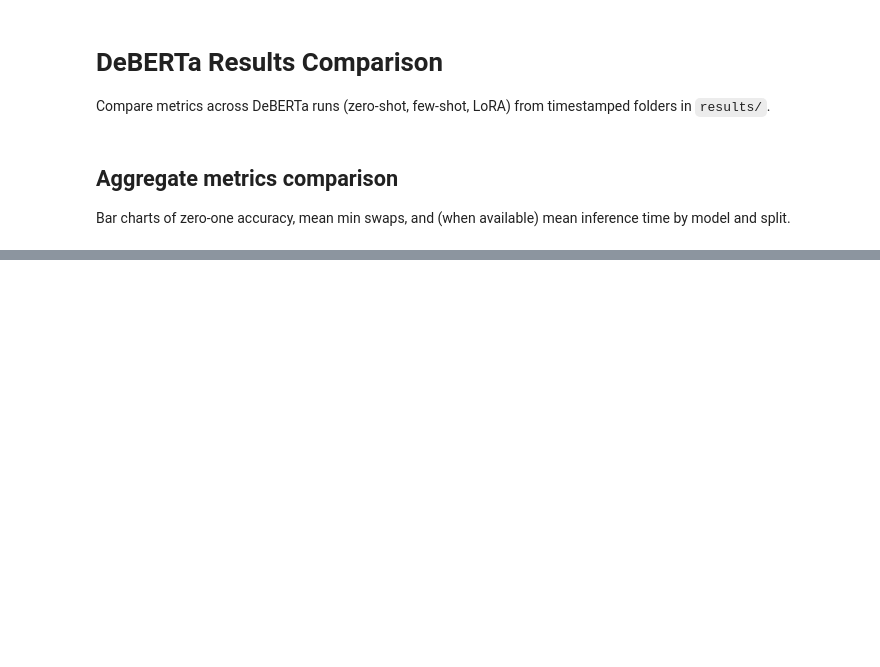
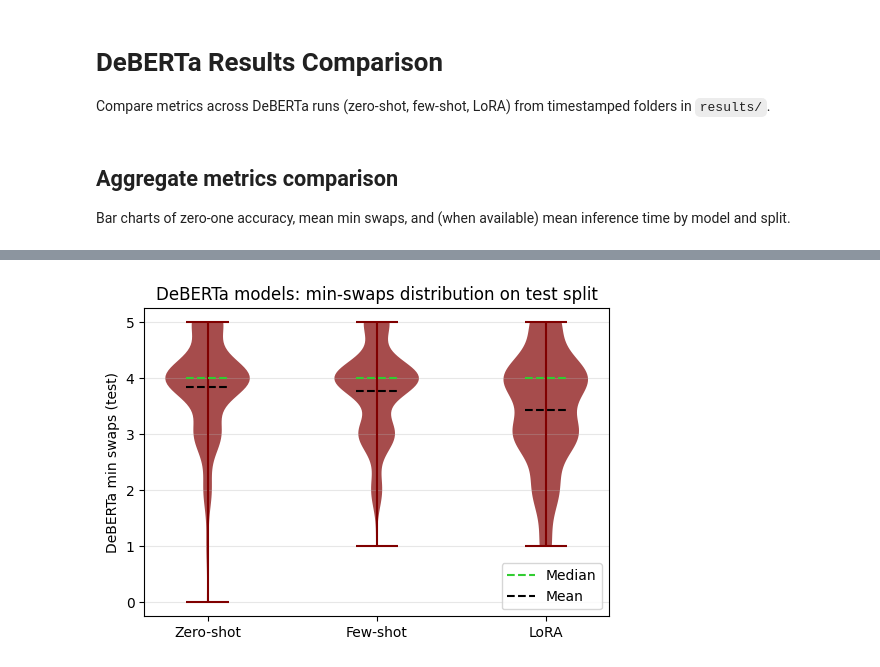
Before and after one commit to Kunritty/connections-solver, a Jupyter notebook: data_evaluation.ipynb, the cells around one changed output, grey strips where cells are left out. Cells and saved outputs as stored; diff of their text form; code cells hidden in the pictures; blank space fills up the shorter version.

Commit message:
Add reports and eval graphs

```diff
--- a/data_evaluation.ipynb
+++ b/data_evaluation.ipynb
@@ -49,14 +4,0 @@ def load_outputs(run_dir: Path, run_type: str, split: str) -> list | None:
-# %%
-latest = {rt: latest_run_dir_for(rt) for rt in RUN_TYPES}
-data = {}
-outputs = {}
-for run_type, run_dir in latest.items():
-    if run_dir is None:
-        data[run_type] = {"train": None, "test": None}
-        outputs[run_type] = {"train": None, "test": None}
-        continue
-    data[run_type] = load_metrics(run_dir, run_type)
-    outputs[run_type] = {
-        "train": load_outputs(run_dir, run_type, "train"),
-        "test": load_outputs(run_dir, run_type, "test"),
-    }
@@ -310,0 +76,58 @@ if test_available:
+# %%
+# DeBERTa min-swaps comparison on test split only
+# We require all three DeBERTa variants to have data so the plot has 3 boxplots.
+model_order = ["zero_shot", "few_shot", "lora"]
+
+min_swaps_data = [min_swaps_by_model[m] for m in model_order]
+labels = [MODEL_LABELS[m] for m in model_order]
+
+plt.figure(figsize=(6, 4))
+positions = np.arange(1, len(labels) + 1)
+
+# Violin plot with built-in mean/median lines that span the violins
+vp = plt.violinplot(
+    min_swaps_data,
+    positions=positions,
+    showmeans=True,
+    showmedians=True,
+    showextrema=True,
+)
+vp['cmeans'].set_linestyle('--')
+vp['cmeans'].set_color('black')
+vp['cmeans'].set_linewidth(1.5)
+
+vp['cmedians'].set_linestyle('--')
+vp['cmedians'].set_color('limegreen')
+vp['cmedians'].set_linewidth(1.5)
+
+vp['cmins'].set_color('maroon')
+vp['cmaxes'].set_color('maroon')
+
+for body in vp['bodies']:
+    body.set_facecolor('maroon')
+    body.set_alpha(0.7)
+vp['cbars'].set_edgecolor('maroon')
+
+
+plt.xticks(positions, labels)
+plt.ylabel("DeBERTa min swaps (test)")
+plt.title("DeBERTa models: min-swaps distribution on test split")
+plt.grid(axis="y", alpha=0.3)
+
+custom_lines = [
+    Line2D([0], [0], color='limegreen', lw=1.5, linestyle='--'),
+    Line2D([0], [0], color='black', lw=1.5, linestyle='--')
+]
+plt.legend(custom_lines, ['Median', 'Mean'], loc='best')
+
+if SAVE_FIGURES:
+    FIGURES_DIR.mkdir(parents=True, exist_ok=True)
+    plt.savefig(
+        FIGURES_DIR / "deberta_min_swaps_violin_test.png",
+        bbox_inches="tight",
+        dpi=200,
+    )
+
+plt.show()
+# %% [output]
+[figure, added]
```
Also changed, not shown: parts of 16 cells of this notebook, 20 other files.
